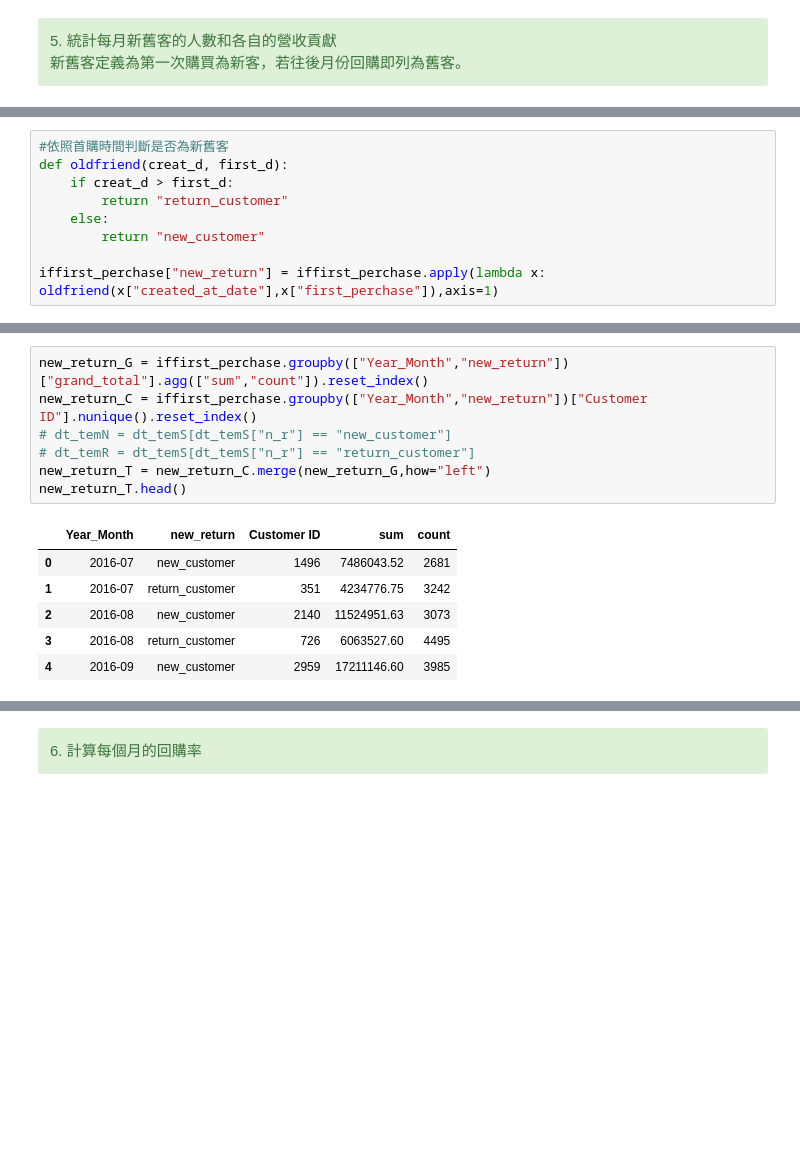
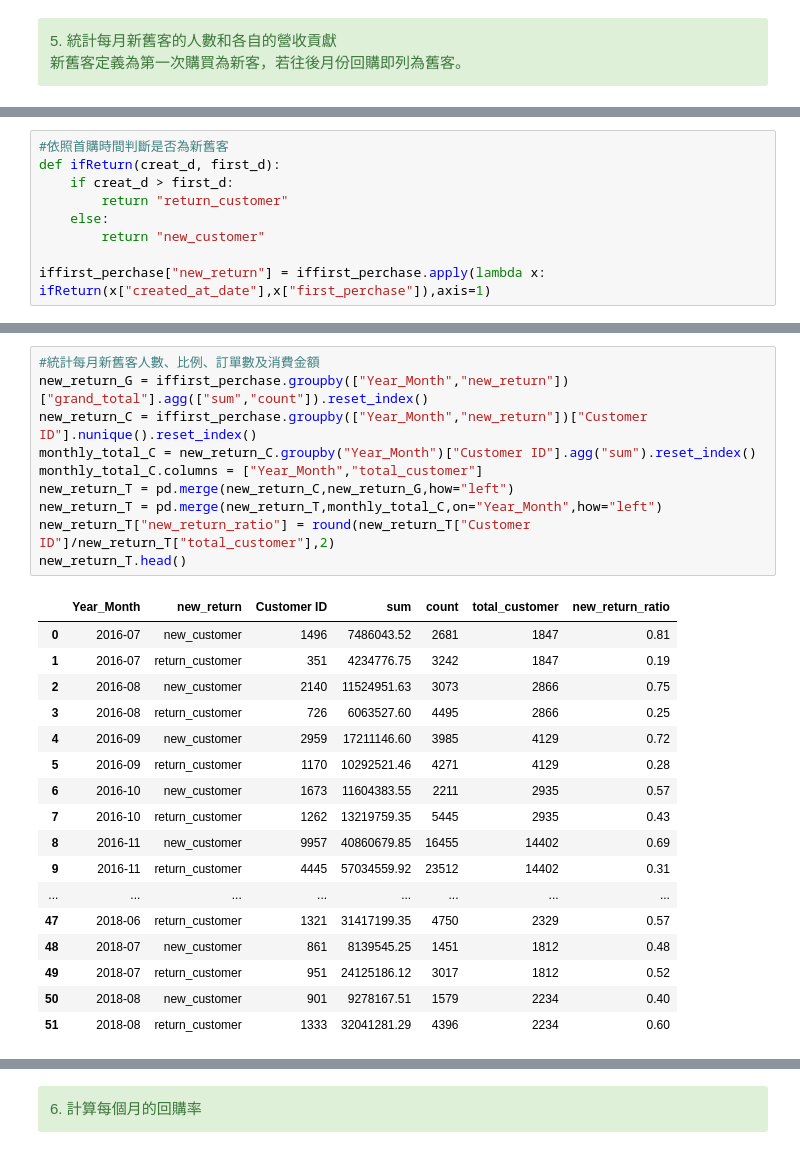
Before and after one commit to LiangYuDer/E-commerce-Analysis, a Jupyter notebook: ec_analysis.ipynb, the cells around one changed output, grey strips where cells are left out. Saved outputs shown, nothing was run; the diff lists cells and outputs as text; blank space fills up the shorter version.

```diff
--- a/ec_analysis.ipynb
+++ b/ec_analysis.ipynb
@@ -302,13 +298,13 @@ iffirst_perchase.head()
 | 7 | 3 | 2016-07-01 | 2017-05 | 473372.0 | completed | 2017-05-19 | BD_BIG DEAL_16 | 350.00 | 1 | ... |
 # %%
 #依照首購時間判斷是否為新舊客
-def oldfriend(creat_d, first_d):
+def ifReturn(creat_d, first_d):
     if creat_d > first_d:
         return "return_customer"
     else:
         return "new_customer"
 
-iffirst_perchase["new_return"] = iffirst_perchase.apply(lambda x: oldfriend(x["created_at_date"],x["first_perchase"]),axis=1)
+iffirst_perchase["new_return"] = iffirst_perchase.apply(lambda x: ifReturn(x["created_at_date"],x["first_perchase"]),axis=1)
 # %%
 iffirst_perchase.head(3)
 # %% [output]
@@ -319,14 +336,28 @@ iffirst_perchase.head(3)
 # %%
+#統計每月新舊客人數、比例、訂單數及消費金額
 new_return_G = iffirst_perchase.groupby(["Year_Month","new_return"])["grand_total"].agg(["sum","count"]).reset_index()
 new_return_C = iffirst_perchase.groupby(["Year_Month","new_return"])["Customer ID"].nunique().reset_index()
-# dt_temN = dt_temS[dt_temS["n_r"] == "new_customer"]
-# dt_temR = dt_temS[dt_temS["n_r"] == "return_customer"]
-new_return_T = new_return_C.merge(new_return_G,how="left")
+monthly_total_C = new_return_C.groupby("Year_Month")["Customer ID"].agg("sum").reset_index()
+monthly_total_C.columns = ["Year_Month","total_customer"]
+new_return_T = pd.merge(new_return_C,new_return_G,how="left")
+new_return_T = pd.merge(new_return_T,monthly_total_C,on="Year_Month",how="left")
+new_return_T["new_return_ratio"] = round(new_return_T["Customer ID"]/new_return_T["total_customer"],2)
 new_return_T.head()
 # %% [output]
-|  | Year_Month | new_return | Customer ID | sum | count |
-| 0 | 2016-07 | new_customer | 1496 | 7486043.52 | 2681 |
-| 1 | 2016-07 | return_customer | 351 | 4234776.75 | 3242 |
-| 2 | 2016-08 | new_customer | 2140 | 11524951.63 | 3073 |
-| 3 | 2016-08 | return_customer | 726 | 6063527.60 | 4495 |
-| 4 | 2016-09 | new_customer | 2959 | 17211146.60 | 3985 |
+|  | Year_Month | new_return | Customer ID | sum | count | total_customer | new_return_ratio |
+| 0 | 2016-07 | new_customer | 1496 | 7486043.52 | 2681 | 1847 | 0.81 |
+| 1 | 2016-07 | return_customer | 351 | 4234776.75 | 3242 | 1847 | 0.19 |
+| 2 | 2016-08 | new_customer | 2140 | 11524951.63 | 3073 | 2866 | 0.75 |
+| 3 | 2016-08 | return_customer | 726 | 6063527.60 | 4495 | 2866 | 0.25 |
+| 4 | 2016-09 | new_customer | 2959 | 17211146.60 | 3985 | 4129 | 0.72 |
+| 5 | 2016-09 | return_customer | 1170 | 10292521.46 | 4271 | 4129 | 0.28 |
+| 6 | 2016-10 | new_customer | 1673 | 11604383.55 | 2211 | 2935 | 0.57 |
+| 7 | 2016-10 | return_customer | 1262 | 13219759.35 | 5445 | 2935 | 0.43 |
+| 8 | 2016-11 | new_customer | 9957 | 40860679.85 | 16455 | 14402 | 0.69 |
+| 9 | 2016-11 | return_customer | 4445 | 57034559.92 | 23512 | 14402 | 0.31 |
+| ... | ... | ... | ... | ... | ... | ... | ... |
+| 47 | 2018-06 | return_customer | 1321 | 31417199.35 | 4750 | 2329 | 0.57 |
+| 48 | 2018-07 | new_customer | 861 | 8139545.25 | 1451 | 1812 | 0.48 |
+| 49 | 2018-07 | return_customer | 951 | 24125186.12 | 3017 | 1812 | 0.52 |
+| 50 | 2018-08 | new_customer | 901 | 9278167.51 | 1579 | 2234 | 0.40 |
+| 51 | 2018-08 | return_customer | 1333 | 32041281.29 | 4396 | 2234 | 0.60 |
```
Also changed, not shown: parts of 6 cells of this notebook.
